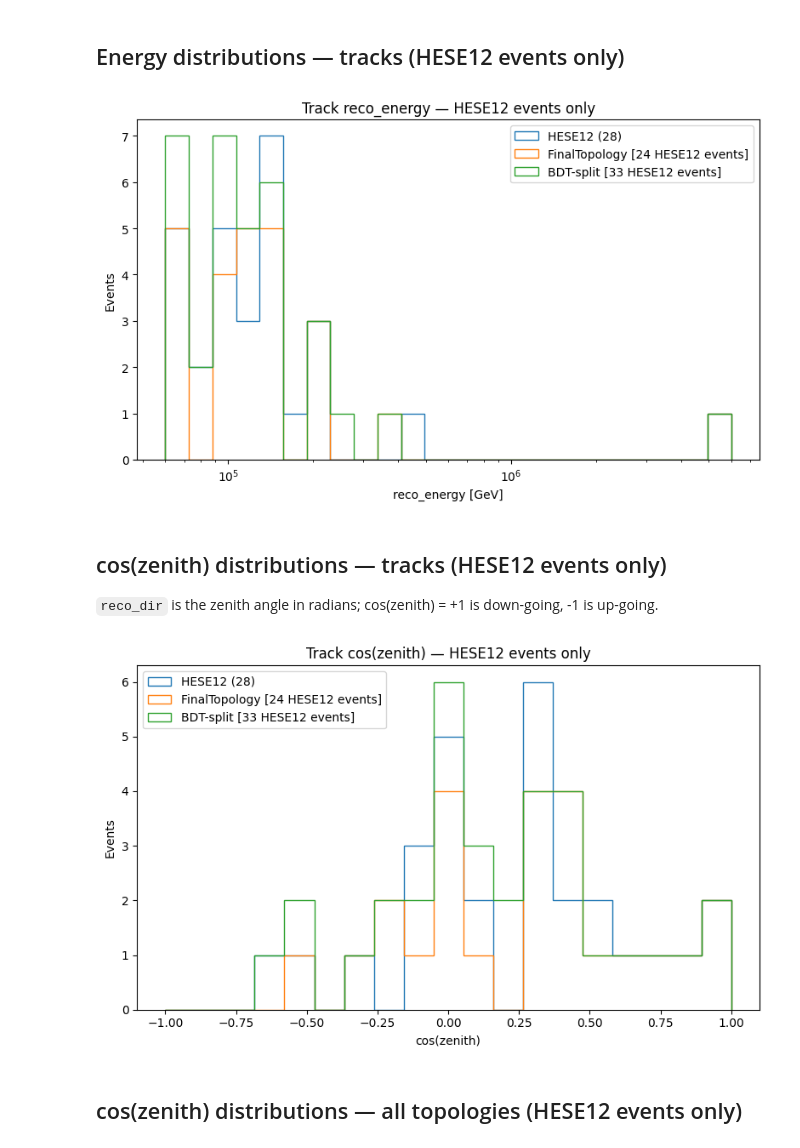
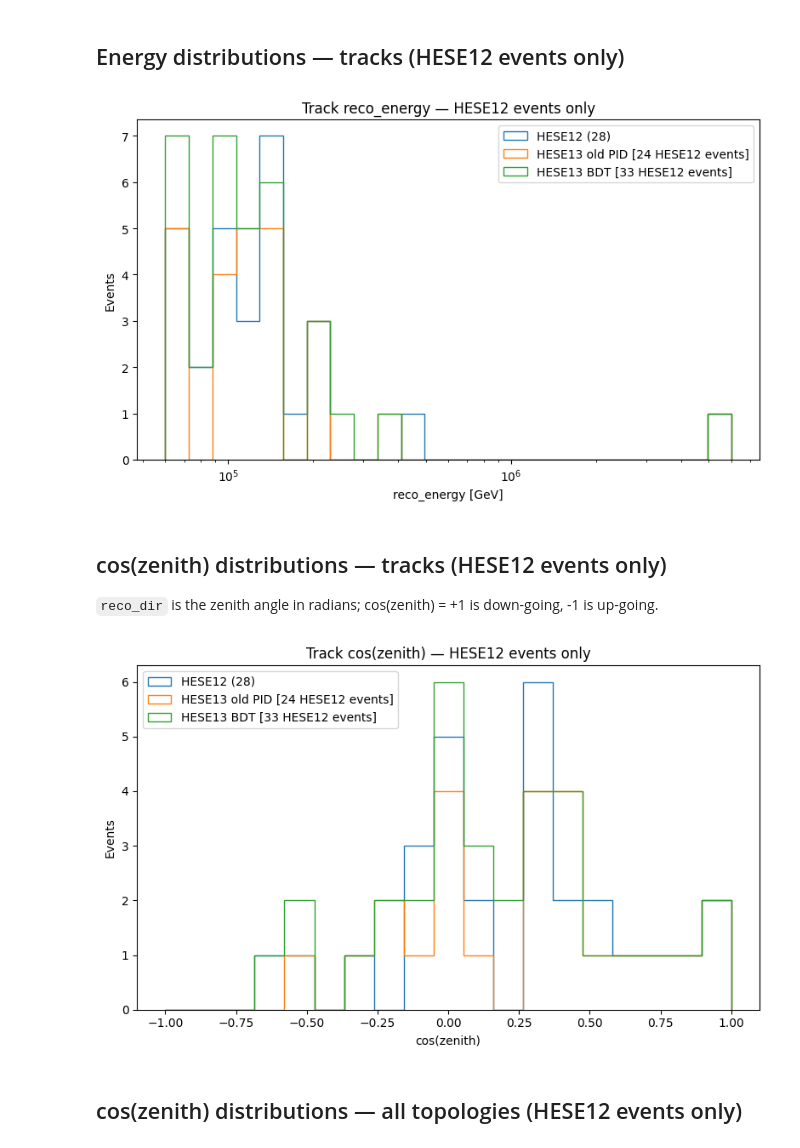
Before and after one commit to icecube/reco_processing, a Jupyter notebook: NNMFit/notebooks/unblind/track_problem/compare_datasets.ipynb, the cells around one changed output. Drawn from its saved outputs; the diff is of its cells as text; code cells hidden in the pictures.

```diff
--- a/NNMFit/notebooks/unblind/track_problem/compare_datasets.ipynb
+++ b/NNMFit/notebooks/unblind/track_problem/compare_datasets.ipynb
@@ -289,23 +289,23 @@ extra_events_table(bdt_extra, bdt_t_ids, bdt_c_ids, bdt_d_ids, bdt_track, bdt_ca
 # %%
 ft_track_h12  = ft_track[ft_track.index.isin(h12_all)]
 bdt_track_h12 = bdt_track[bdt_track.index.isin(h12_all)]
 
 bins = np.logspace(np.log10(60e3), np.log10(6e6), 25)
 
 fig, ax = plt.subplots(figsize=(8, 5))
 ax.hist(hese12_track['reco_energy'],  bins=bins, histtype='step', lw=2, label=f'HESE12 ({len(hese12_track)})')
-ax.hist(ft_track_h12['reco_energy'],  bins=bins, histtype='step', lw=2, label=f'FinalTopology [{len(ft_track_h12)} HESE12 events]')
-ax.hist(bdt_track_h12['reco_energy'], bins=bins, histtype='step', lw=2, label=f'BDT-split [{len(bdt_track_h12)} HESE12 events]')
+ax.hist(ft_track_h12['reco_energy'],  bins=bins, histtype='step', lw=2, label=f'HESE13 old PID [{len(ft_track_h12)} HESE12 events]')
+ax.hist(bdt_track_h12['reco_energy'], bins=bins, histtype='step', lw=2, label=f'HESE13 BDT [{len(bdt_track_h12)} HESE12 events]')
 ax.set_xscale('log')
 ax.set_xlabel('reco_energy [GeV]')
 ax.set_ylabel('Events')
 ax.set_title('Track reco_energy — HESE12 events only')
 ax.legend()
 plt.tight_layout()
 plt.savefig(f'{PLOT_DIR}/track_energy_comparison.pdf', bbox_inches='tight')
 plt.show()
 # %% [output]
-[figure, old version]
+[figure, new version]
 # %% [markdown]
 ## cos(zenith) distributions — tracks (HESE12 events only)
 
@@ -315,8 +315,8 @@ bins_zen = np.linspace(-1, 1, 20)
 
 fig, ax = plt.subplots(figsize=(8, 5))
 ax.hist(np.cos(hese12_track['reco_dir']),  bins=bins_zen, histtype='step', lw=2, label=f'HESE12 ({len(hese12_track)})')
-ax.hist(np.cos(ft_track_h12['reco_dir']),  bins=bins_zen, histtype='step', lw=2, label=f'FinalTopology [{len(ft_track_h12)} HESE12 events]')
-ax.hist(np.cos(bdt_track_h12['reco_dir']), bins=bins_zen, histtype='step', lw=2, label=f'BDT-split [{len(bdt_track_h12)} HESE12 events]')
+ax.hist(np.cos(ft_track_h12['reco_dir']),  bins=bins_zen, histtype='step', lw=2, label=f'HESE13 old PID [{len(ft_track_h12)} HESE12 events]')
+ax.hist(np.cos(bdt_track_h12['reco_dir']), bins=bins_zen, histtype='step', lw=2, label=f'HESE13 BDT [{len(bdt_track_h12)} HESE12 events]')
 ax.set_xlabel('cos(zenith)')
 ax.set_ylabel('Events')
 ax.set_title('Track cos(zenith) — HESE12 events only')
@@ -325,7 +325,7 @@ plt.tight_layout()
 plt.savefig(f'{PLOT_DIR}/track_zenith_comparison.pdf', bbox_inches='tight')
 plt.show()
 # %% [output]
-[figure, old version]
+[figure, new version]
 # %% [markdown]
 ## cos(zenith) distributions — all topologies (HESE12 events only)
 # %%
```
Also changed, not shown: parts of 5 cells of this notebook, 5 other files.
